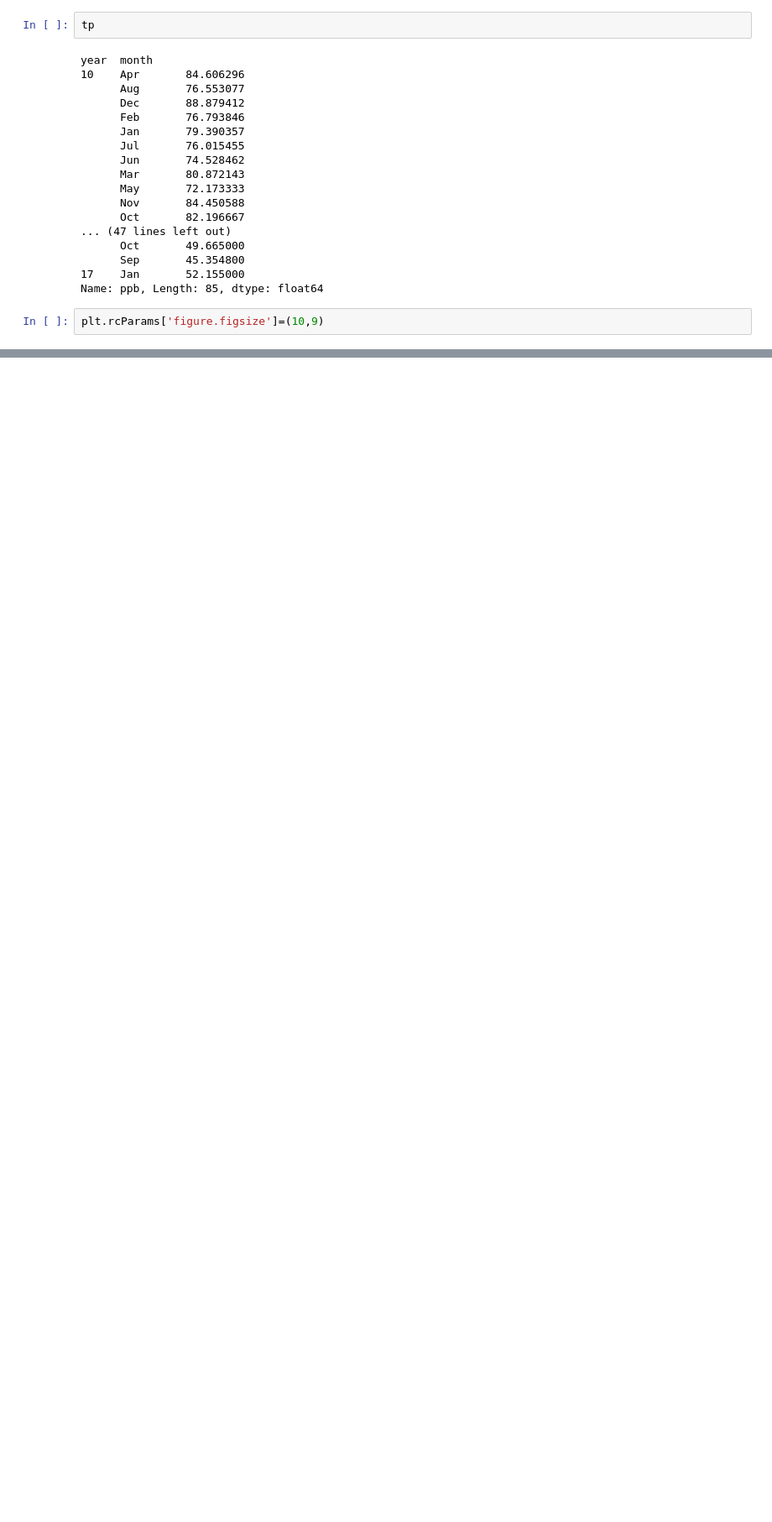
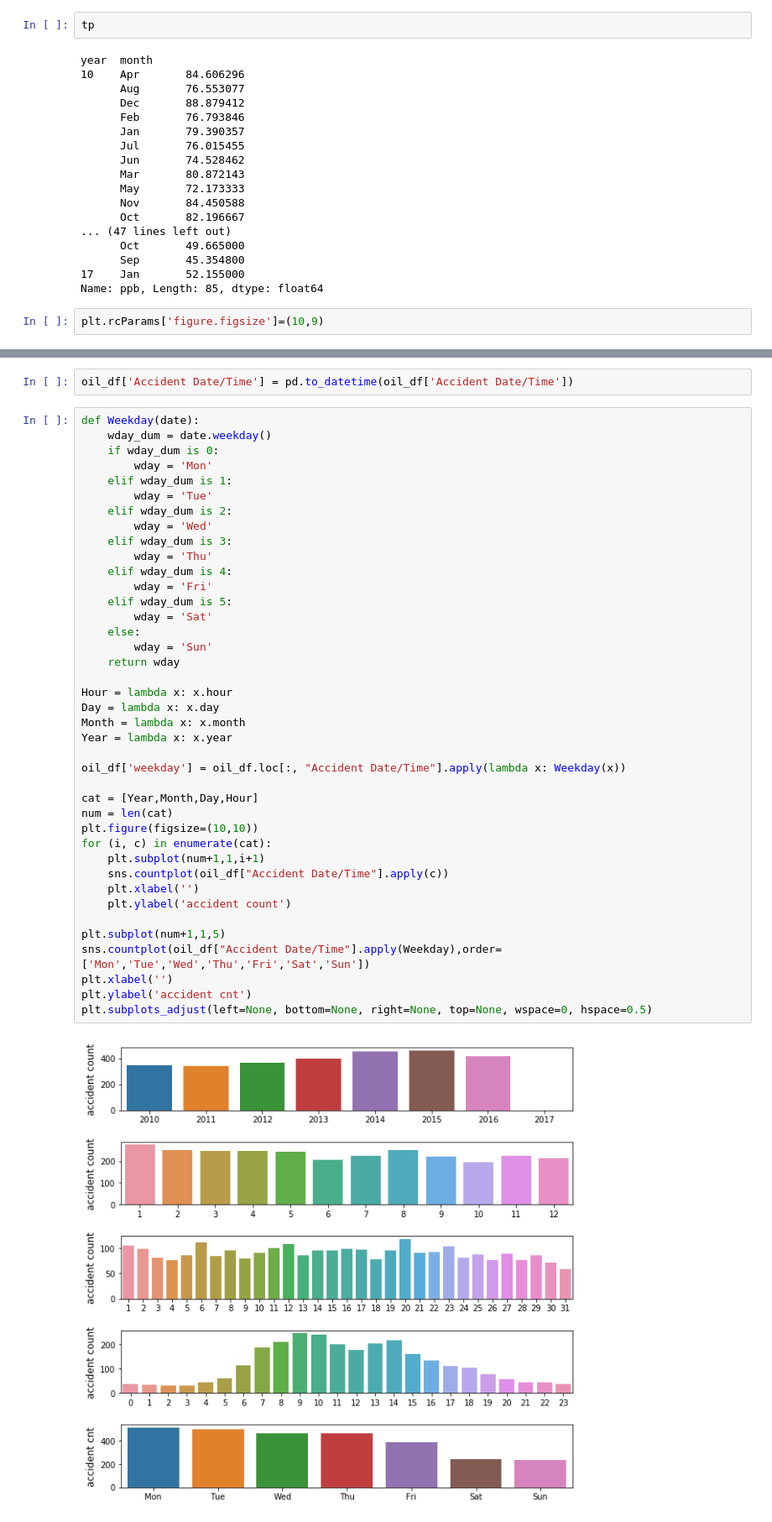
Before and after one commit to Vsosameza/Oil_Spill_Data_Analysis, a Jupyter notebook: Data_Exploration_Notebook-2.ipynb, the cells around one changed output, grey strips where cells are left out. Shown at 84% size. Drawn from its saved outputs; the diff is of its cells as text; blank space fills up the shorter version.

```diff
--- a/Data_Exploration_Notebook-2.ipynb
+++ b/Data_Exploration_Notebook-2.ipynb
@@ -527,0 +764,44 @@ tp.head(20).plot.bar(x='month', y='ppb');
+# %%
+oil_df['Accident Date/Time'] = pd.to_datetime(oil_df['Accident Date/Time'])
+# %%
+def Weekday(date):
+    wday_dum = date.weekday()
+    if wday_dum is 0:
+        wday = 'Mon'
+    elif wday_dum is 1:
+        wday = 'Tue'
+    elif wday_dum is 2:
+        wday = 'Wed'
+    elif wday_dum is 3:
+        wday = 'Thu'
+    elif wday_dum is 4:
+        wday = 'Fri'
+    elif wday_dum is 5:
+        wday = 'Sat'
+    else:
+        wday = 'Sun'
+    return wday
+
+Hour = lambda x: x.hour
+Day = lambda x: x.day
+Month = lambda x: x.month
+Year = lambda x: x.year
+
+oil_df['weekday'] = oil_df.loc[:, "Accident Date/Time"].apply(lambda x: Weekday(x))
+
+cat = [Year,Month,Day,Hour]
+num = len(cat)
+plt.figure(figsize=(10,10))
+for (i, c) in enumerate(cat):
+    plt.subplot(num+1,1,i+1)
+    sns.countplot(oil_df["Accident Date/Time"].apply(c))
+    plt.xlabel('')
+    plt.ylabel('accident count')
+
+plt.subplot(num+1,1,5)
+sns.countplot(oil_df["Accident Date/Time"].apply(Weekday),order=['Mon','Tue','Wed','Thu','Fri','Sat','Sun'])
+plt.xlabel('')
+plt.ylabel('accident cnt')
+plt.subplots_adjust(left=None, bottom=None, right=None, top=None, wspace=0, hspace=0.5)
+# %% [output]
+[figure, added]
```
Also changed, not shown: parts of 60 cells of this notebook.
